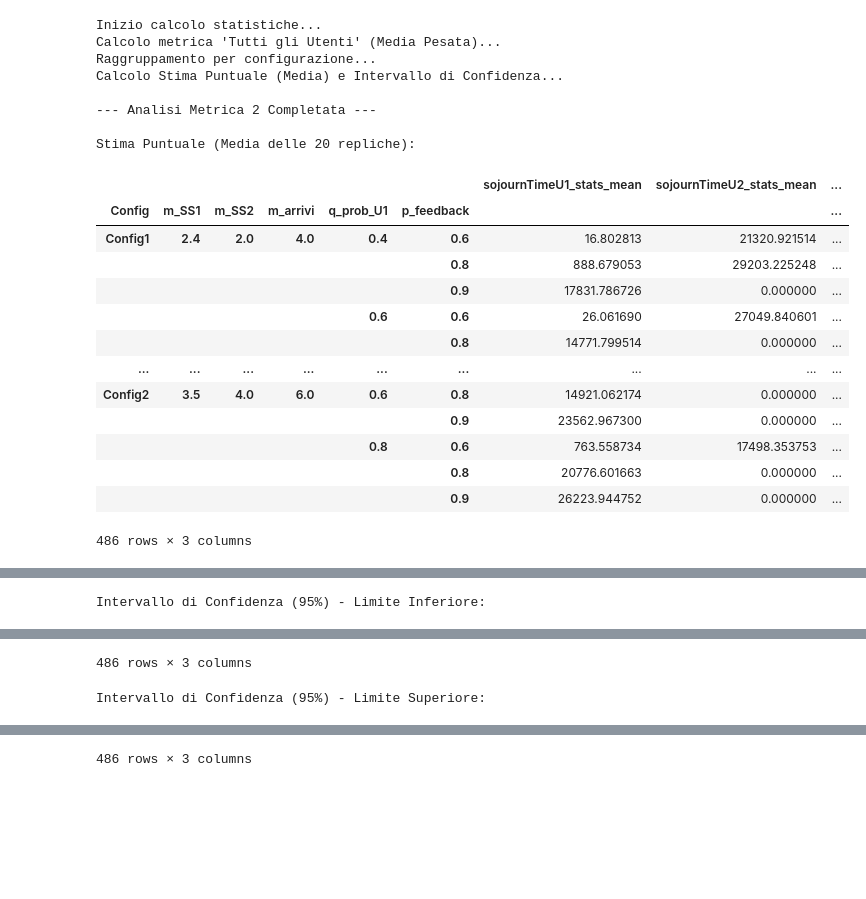
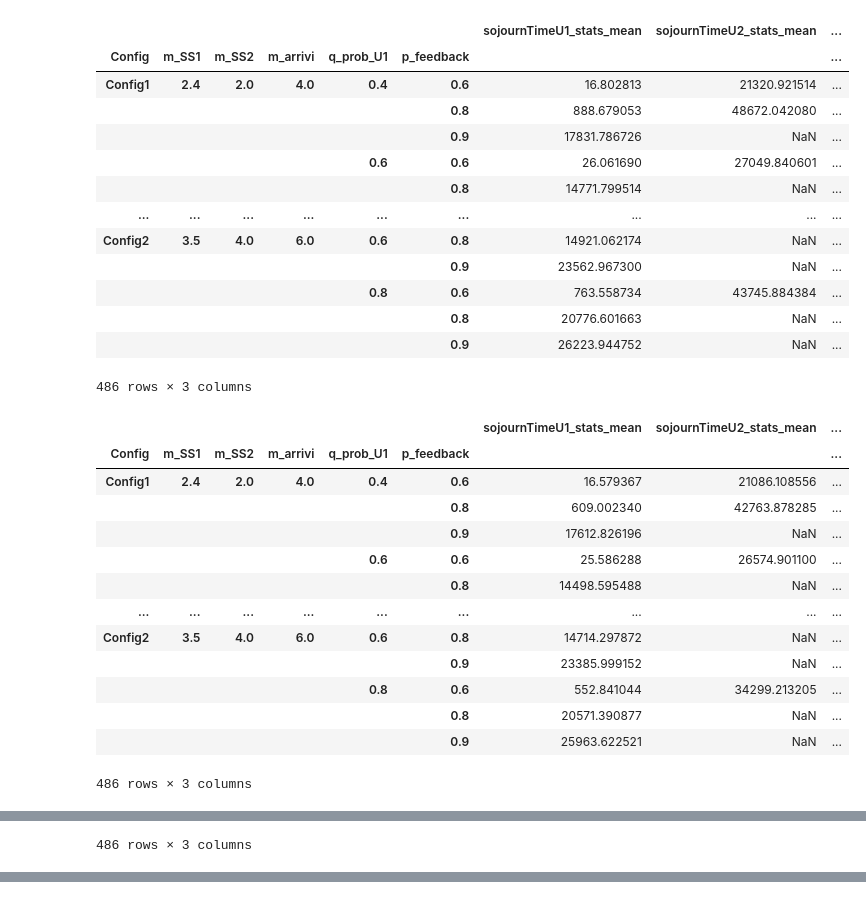
Before and after one commit to leonardovincenzi1998/twoNodeQueueing, a Jupyter notebook: notebooks/TempoDiSoggiornoSimulazione2.ipynb, the cells around one changed output, grey strips where cells are left out. Cells and saved outputs as stored; diff of their text form; code cells hidden in the pictures; blank space fills up the shorter version.

```diff
--- a/notebooks/TempoDiSoggiornoSimulazione2.ipynb
+++ b/notebooks/TempoDiSoggiornoSimulazione2.ipynb
@@ -125,13 +128,10 @@ Anteprima dei dati (colonne per mean e count):
 # 2. Calcolo della media di "tutti gli utenti" usando la media pesata per-replica (basata sul count)
 # 3. Calcola Stima Puntuale e CI per le 3 metriche finali.
 
-print("Inizio calcolo statistiche...")
-
 #Definizione delle colonne di configurazione
 parametri_configurazione = ['Config', 'm_SS1', 'm_SS2', 'm_arrivi', 'q_prob_U1', 'p_feedback']
 
 # 1. Calcolo metrica 'Tutti gli Utenti' (Media Pesata per-replica)
-
 #Check che le colonne esistano nel caso una run non le abbia registrate
 cols_necessarie = ['sojournTimeU1_stats_mean', 'sojournTimeU1_stats_count',
                    'sojournTimeU2_stats_mean', 'sojournTimeU2_stats_count']
@@ -147,67 +147,78 @@ num_u2 = df['sojournTimeU2_stats_mean'] * df['sojournTimeU2_stats_count']
 den_totale = df['sojournTimeU1_stats_count'] + df['sojournTimeU2_stats_count']
 
 #Calcolo della Media Pesata per "tutti gli utenti"
-#.divide() e fillna(0) per gestire la divisione per 0 (se den_totale è 0)
-df['SoggiornoMedio_TuttiUtenti'] = (num_u1 + num_u2).divide(den_totale).fillna(0)
-
+#Se den_totale è 0, lasciamo che sia NaN (Not a Number)
+df['SoggiornoMedio_TuttiUtenti'] = (num_u1 + num_u2).divide(den_totale)
 #2. Raggruppamento per le 486 configurazioni uniche
 grouped = df.groupby(parametri_configurazione)
 
 #3. Calcolo della Stima Puntuale (Media) e CI
-print("Calcolo Stima Puntuale (Media) e Intervallo di Confidenza...")
-
 # Valore critico 't' per il 95% di confidenza con (n=20 -> df=19)
-T_VALUE = st.t.ppf(0.975, 19)
 
 #Selezione delle medie delle singole tipologie e la nuova media totale
 colonne_output = ['sojournTimeU1_stats_mean', 'sojournTimeU2_stats_mean', 'SoggiornoMedio_TuttiUtenti']
 df_per_statistiche = df[parametri_configurazione + ['repetition'] + colonne_output]
 
 #Raggruppamento di nuovo solo sui dati filtrati
 grouped = df_per_statistiche.groupby(parametri_configurazione)
 
 #Calcolo delle statistiche aggregate
 stima_puntuale = grouped.mean()
 deviazione_standard = grouped.std()
 n_campioni = grouped.count()
 
-margine_errore_ci = T_VALUE * (deviazione_standard / np.sqrt(n_campioni))
+degrees_of_freedom = n_campioni - 1
+#Calcola il t critico per ogni riga (vettorizzato)
+#np.where per gestire casi limite (es. N=1 -> dof=0) mettendo NaN
+t_values = np.where(
+    degrees_of_freedom > 0,
+    st.t.ppf(0.975, degrees_of_freedom),
+    np.nan
+)
+
+margine_errore_ci = t_values * (deviazione_standard / np.sqrt(n_campioni))
 ci_limite_inferiore = stima_puntuale - margine_errore_ci
 ci_limite_superiore = stima_puntuale + margine_errore_ci
 
 #Rimozione della colonna 'repetition'
 stima_puntuale = stima_puntuale.drop(columns='repetition')
 ci_limite_inferiore = ci_limite_inferiore.drop(columns='repetition')
 ci_limite_superiore = ci_limite_superiore.drop(columns='repetition')
 
 #Stima Puntuale (Media delle 20 repliche)
 display(stima_puntuale)
 
 #Intervallo di Confidenza (95%) - Limite Inferiore
 display(ci_limite_inferiore)
 
 #Intervallo di Confidenza (95%) - Limite Superiore
 display(ci_limite_superiore)
 # %% [output]
+|  |  |  |  |  |  | sojournTimeU1_stats_mean | sojournTimeU2_stats_mean | ... |
+| Config | m_SS1 | m_SS2 | m_arrivi | q_prob_U1 | p_feedback |  |  | ... |
+| Config1 | 2.4 | 2.0 | 4.0 | 0.4 | 0.6 | 16.802813 | 21320.921514 | ... |
+|  |  |  |  |  | 0.8 | 888.679053 | 48672.042080 | ... |
+|  |  |  |  |  | 0.9 | 17831.786726 | NaN | ... |
+|  |  |  |  | 0.6 | 0.6 | 26.061690 | 27049.840601 | ... |
+|  |  |  |  |  | 0.8 | 14771.799514 | NaN | ... |
+| ... | ... | ... | ... | ... | ... | ... | ... | ... |
+| Config2 | 3.5 | 4.0 | 6.0 | 0.6 | 0.8 | 14921.062174 | NaN | ... |
+|  |  |  |  |  | 0.9 | 23562.967300 | NaN | ... |
+|  |  |  |  | 0.8 | 0.6 | 763.558734 | 43745.884384 | ... |
+|  |  |  |  |  | 0.8 | 20776.601663 | NaN | ... |
+|  |  |  |  |  | 0.9 | 26223.944752 | NaN | ... |
-Inizio calcolo statistiche...
-Calcolo metrica 'Tutti gli Utenti' (Media Pesata)...
-Raggruppamento per configurazione...
-Calcolo Stima Puntuale (Media) e Intervallo di Confidenza...
-
---- Analisi Metrica 2 Completata ---
-
-Stima Puntuale (Media delle 20 repliche):
+486 rows × 3 columns
-|  |  |  |  |  |  | sojournTimeU1_stats_mean | sojournTimeU2_stats_mean | ... |
-| Config | m_SS1 | m_SS2 | m_arrivi | q_prob_U1 | p_feedback |  |  | ... |
-| Config1 | 2.4 | 2.0 | 4.0 | 0.4 | 0.6 | 16.802813 | 21320.921514 | ... |
-|  |  |  |  |  | 0.8 | 888.679053 | 29203.225248 | ... |
-|  |  |  |  |  | 0.9 | 17831.786726 | 0.000000 | ... |
-|  |  |  |  | 0.6 | 0.6 | 26.061690 | 27049.840601 | ... |
-|  |  |  |  |  | 0.8 | 14771.799514 | 0.000000 | ... |
-| ... | ... | ... | ... | ... | ... | ... | ... | ... |
-| Config2 | 3.5 | 4.0 | 6.0 | 0.6 | 0.8 | 14921.062174 | 0.000000 | ... |
-|  |  |  |  |  | 0.9 | 23562.967300 | 0.000000 | ... |
-|  |  |  |  | 0.8 | 0.6 | 763.558734 | 17498.353753 | ... |
-|  |  |  |  |  | 0.8 | 20776.601663 | 0.000000 | ... |
-|  |  |  |  |  | 0.9 | 26223.944752 | 0.000000 | ... |
+|  |  |  |  |  |  | sojournTimeU1_stats_mean | sojournTimeU2_stats_mean | ... |
+| Config | m_SS1 | m_SS2 | m_arrivi | q_prob_U1 | p_feedback |  |  | ... |
+| Config1 | 2.4 | 2.0 | 4.0 | 0.4 | 0.6 | 16.579367 | 21086.108556 | ... |
+|  |  |  |  |  | 0.8 | 609.002340 | 42763.878285 | ... |
+|  |  |  |  |  | 0.9 | 17612.826196 | NaN | ... |
+|  |  |  |  | 0.6 | 0.6 | 25.586288 | 26574.901100 | ... |
+|  |  |  |  |  | 0.8 | 14498.595488 | NaN | ... |
+| ... | ... | ... | ... | ... | ... | ... | ... | ... |
+| Config2 | 3.5 | 4.0 | 6.0 | 0.6 | 0.8 | 14714.297872 | NaN | ... |
+|  |  |  |  |  | 0.9 | 23385.999152 | NaN | ... |
+|  |  |  |  | 0.8 | 0.6 | 552.841044 | 34299.213205 | ... |
+|  |  |  |  |  | 0.8 | 20571.390877 | NaN | ... |
+|  |  |  |  |  | 0.9 | 25963.622521 | NaN | ... |
 486 rows × 3 columns
@@ -214 +238 @@ Stima Puntuale (Media delle 20 repliche):
-Intervallo di Confidenza (95%) - Limite Inferiore:
+486 rows × 3 columns
@@ -228,2 +238,0 @@ Intervallo di Confidenza (95%) - Limite Inferiore:
-486 rows × 3 columns
-Intervallo di Confidenza (95%) - Limite Superiore:
@@ -243,4 +239,3 @@ Intervallo di Confidenza (95%) - Limite Superiore:
-486 rows × 3 columns
 # %%
 #Download dei Risultati
 
```
Also changed, not shown: parts of 4 cells of this notebook, 3 other files.
